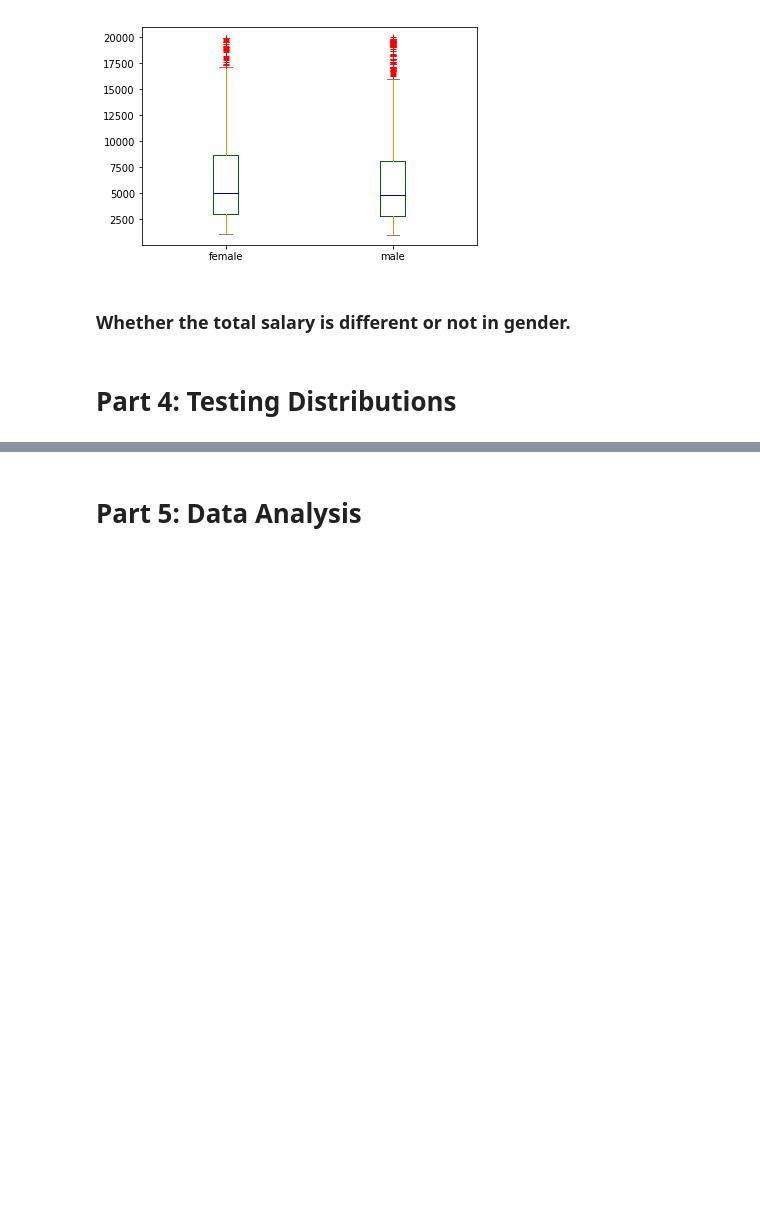
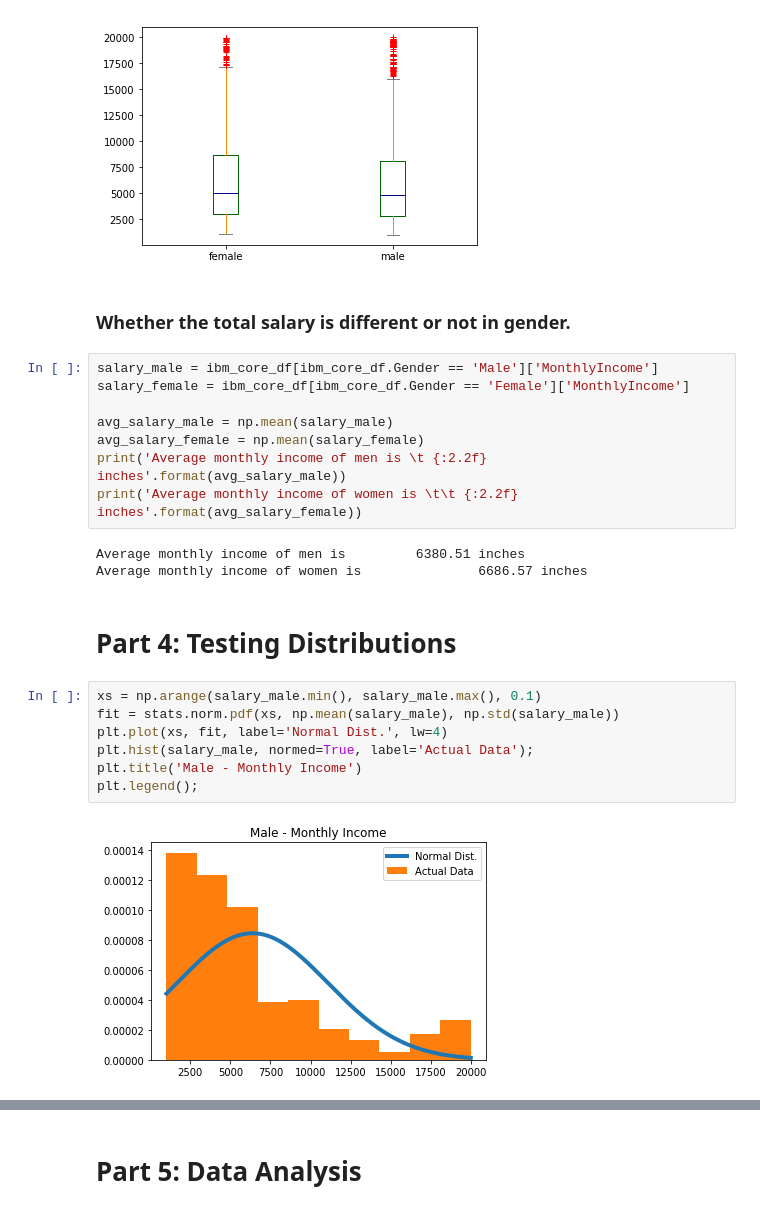
Before and after one commit to A0CiE/cogs108Project, a Jupyter notebook: project.ipynb, the cells around one changed output, grey strips where cells are left out. Saved outputs shown, nothing was run; the diff lists cells and outputs as text; blank space fills up the shorter version.

```diff
--- a/project.ipynb
+++ b/project.ipynb
@@ -384,5 +384,25 @@ df.plot.box(color=color, sym='r+')
 [figure]
 # %% [markdown]
 ### Whether the total salary is different or not in gender.
+# %%
+salary_male = ibm_core_df[ibm_core_df.Gender == 'Male']['MonthlyIncome']
+salary_female = ibm_core_df[ibm_core_df.Gender == 'Female']['MonthlyIncome']
+
+avg_salary_male = np.mean(salary_male)
+avg_salary_female = np.mean(salary_female)
+print('Average monthly income of men is \t {:2.2f} inches'.format(avg_salary_male))
+print('Average monthly income of women is \t\t {:2.2f} inches'.format(avg_salary_female))
+# %% [output]
+Average monthly income of men is         6380.51 inches
+Average monthly income of women is               6686.57 inches
 # %% [markdown]
 # Part 4: Testing Distributions
+# %%
+xs = np.arange(salary_male.min(), salary_male.max(), 0.1)
+fit = stats.norm.pdf(xs, np.mean(salary_male), np.std(salary_male))
+plt.plot(xs, fit, label='Normal Dist.', lw=4)
+plt.hist(salary_male, normed=True, label='Actual Data');
+plt.title('Male - Monthly Income')
+plt.legend();
+# %% [output]
+[figure, added]
```
Also changed, not shown: parts of 15 cells of this notebook.
